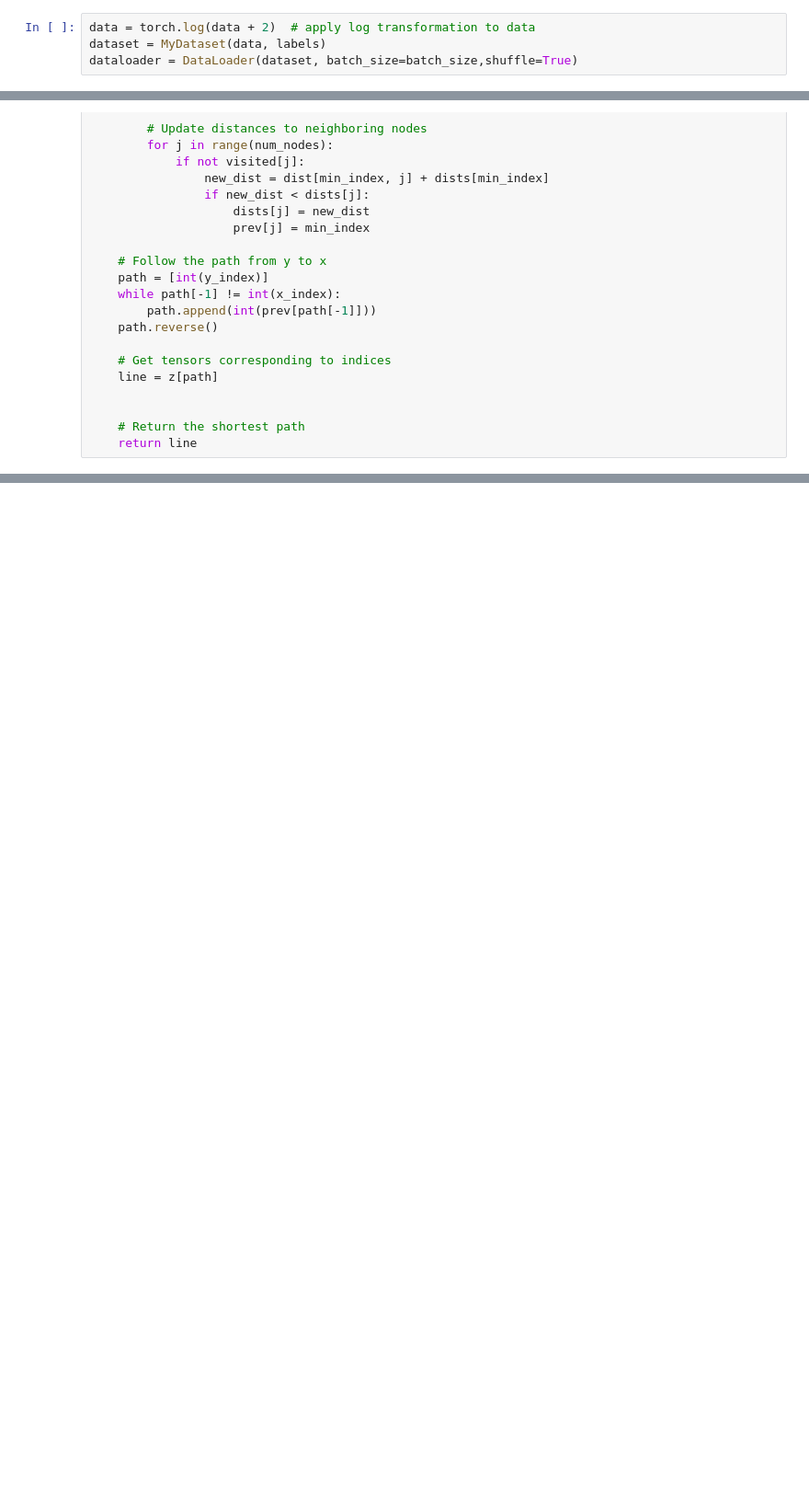
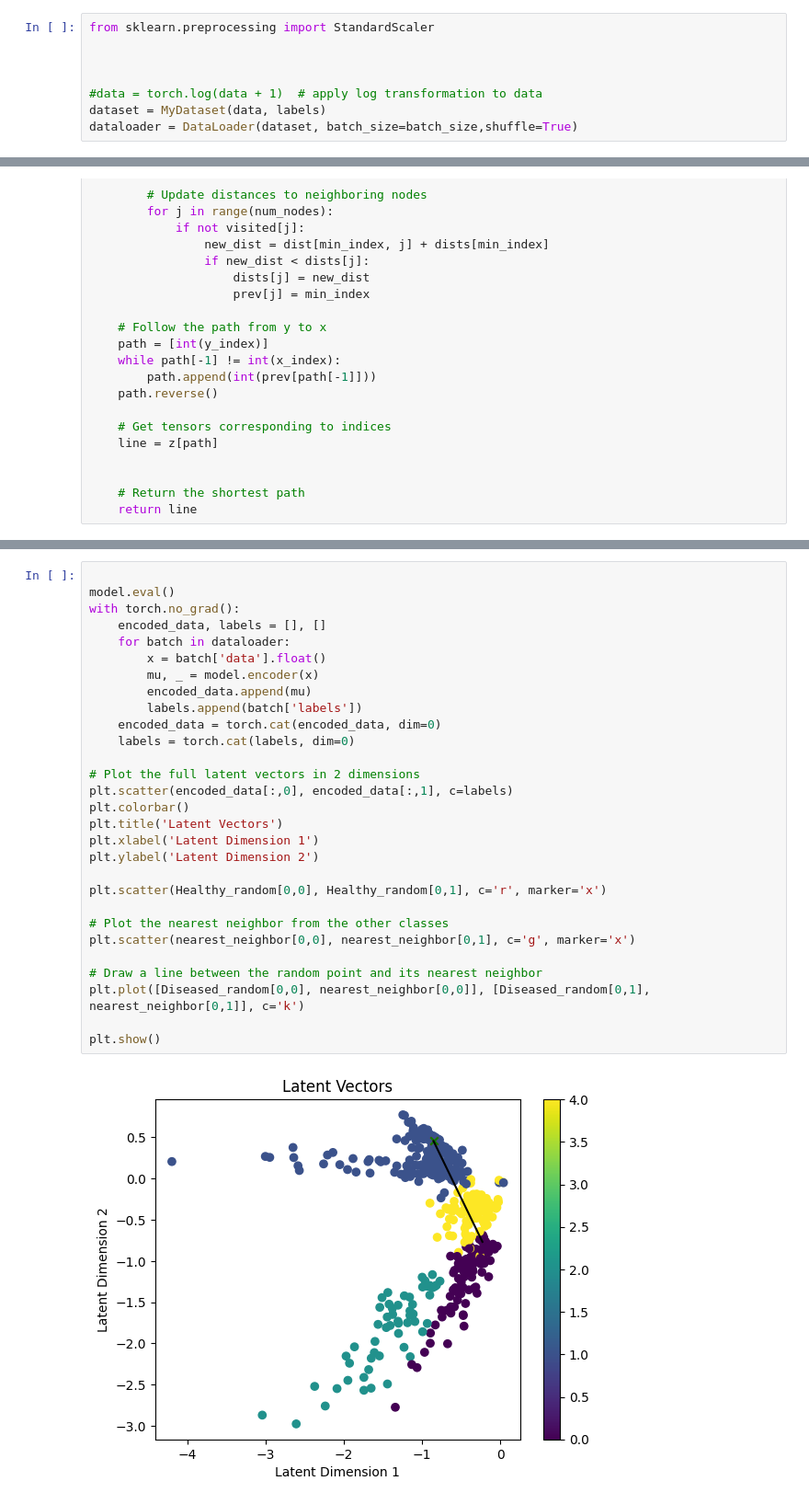
Before and after one commit to StefRodopCodes94/CounterFactual-VAE, a Jupyter notebook: Model/VAE_Microbiome.ipynb, the cells around one changed output, grey strips where cells are left out. Shown: that part at 92% size. Cells and saved outputs as stored; diff of their text form; blank space fills up the shorter version.

```diff
--- a/Model/VAE_Microbiome.ipynb
+++ b/Model/VAE_Microbiome.ipynb
@@ -202,5 +202,9 @@ num_epochs = 10
 # %%
-data = torch.log(data + 2)  # apply log transformation to data
+from sklearn.preprocessing import StandardScaler
+
+
+
+#data = torch.log(data + 1)  # apply log transformation to data
 dataset = MyDataset(data, labels)
 dataloader = DataLoader(dataset, batch_size=batch_size,shuffle=True)
 # %%
@@ -526,0 +530,31 @@ random_H = latent_space[random_Healthy]
+# %%
+
+model.eval()
+with torch.no_grad():
+    encoded_data, labels = [], []
+    for batch in dataloader:
+        x = batch['data'].float()
+        mu, _ = model.encoder(x)
+        encoded_data.append(mu)
+        labels.append(batch['labels'])
+    encoded_data = torch.cat(encoded_data, dim=0)
+    labels = torch.cat(labels, dim=0)
+
+# Plot the full latent vectors in 2 dimensions
+plt.scatter(encoded_data[:,0], encoded_data[:,1], c=labels)
+plt.colorbar()
+plt.title('Latent Vectors')
+plt.xlabel('Latent Dimension 1')
+plt.ylabel('Latent Dimension 2')
+
+plt.scatter(Healthy_random[0,0], Healthy_random[0,1], c='r', marker='x')
+
+# Plot the nearest neighbor from the other classes
+plt.scatter(nearest_neighbor[0,0], nearest_neighbor[0,1], c='g', marker='x')
+
+# Draw a line between the random point and its nearest neighbor
+plt.plot([Diseased_random[0,0], nearest_neighbor[0,0]], [Diseased_random[0,1], nearest_neighbor[0,1]], c='k')
+
+plt.show()
+# %% [output]
+[figure, added]
```
Also changed, not shown: parts of 11 cells of this notebook, 1 other file.
